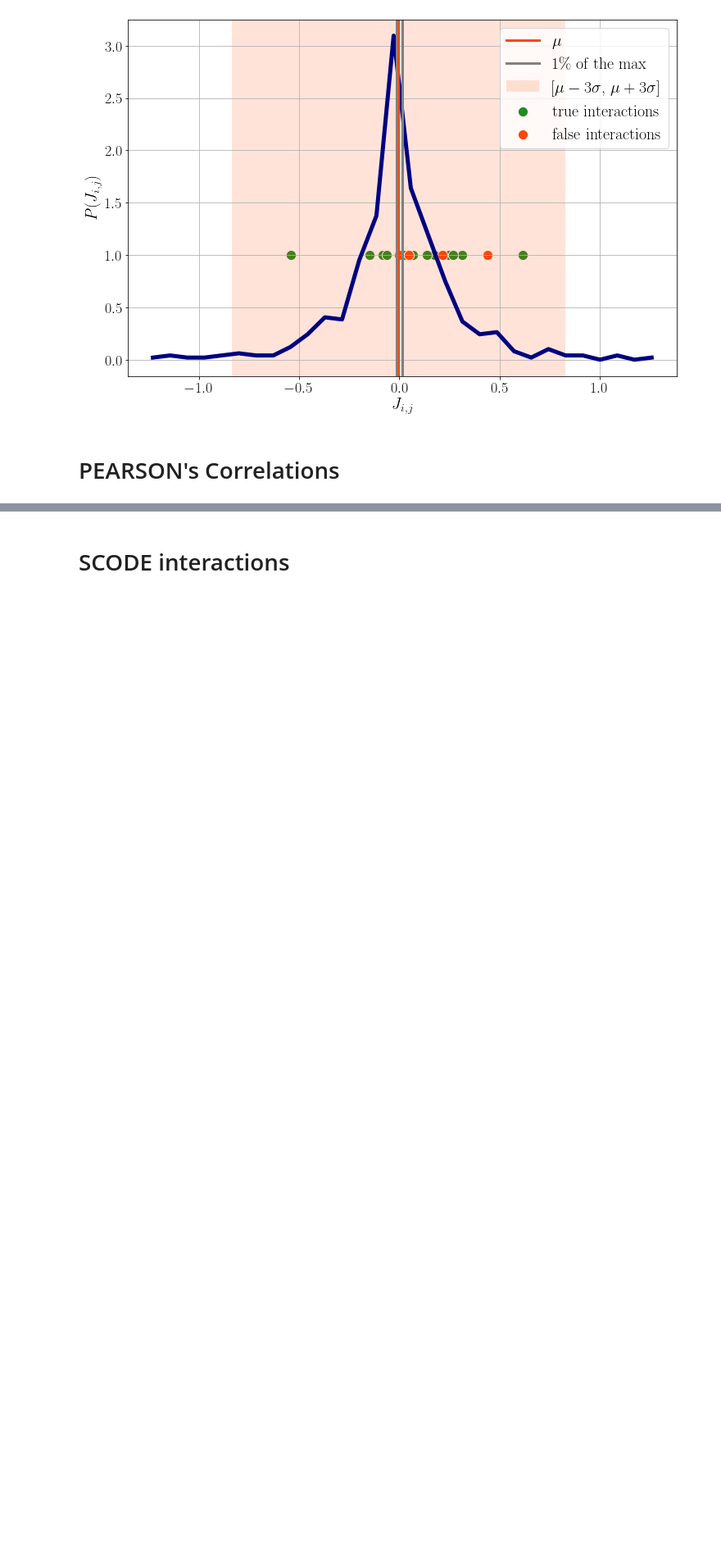
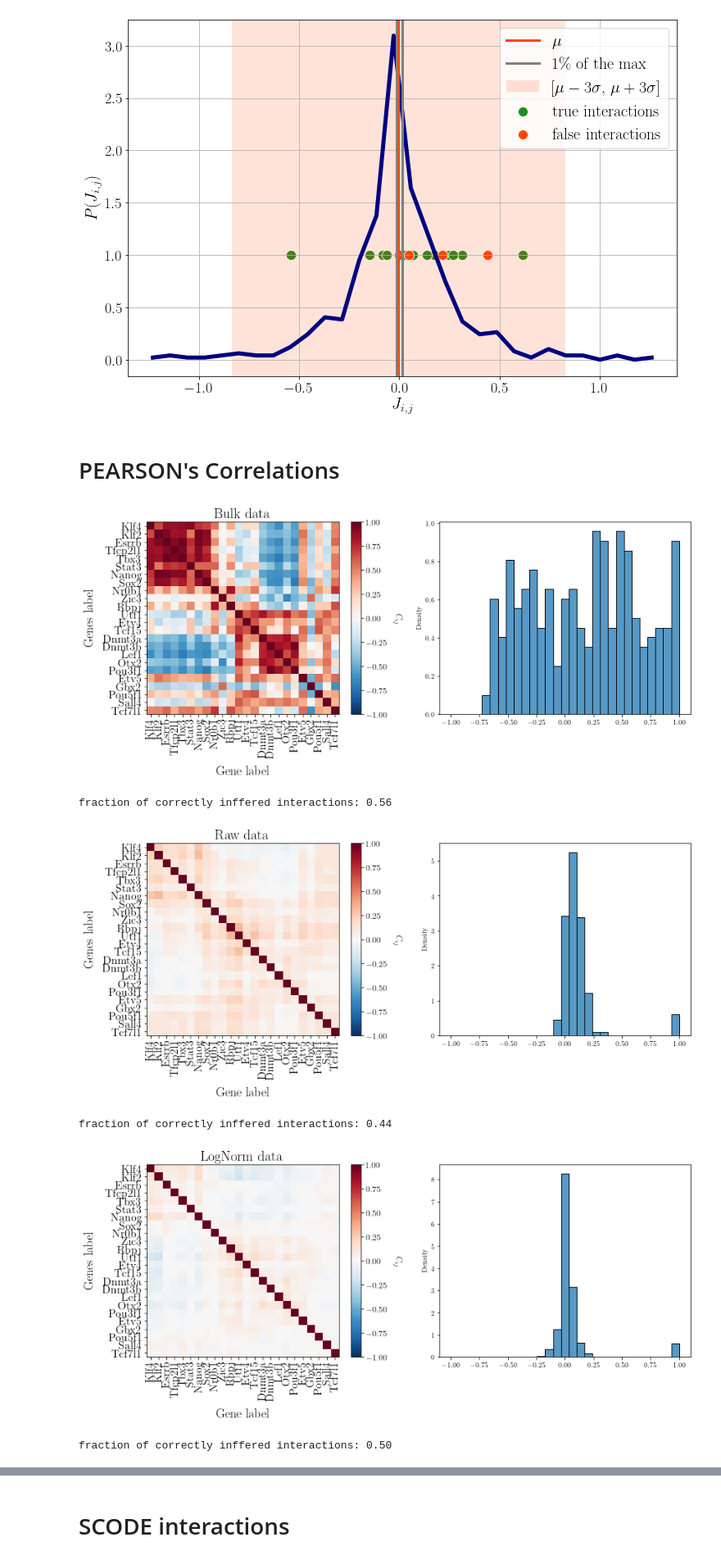
Before and after one commit to CleliaCorridori/GRN_Inference_CODE, a Jupyter notebook: Models_Evaluation.ipynb, the cells around one changed output, grey strips where cells are left out. Shown at 82% size. Cells and saved outputs as stored; diff of their text form; code cells hidden in the pictures; blank space fills up the shorter version.

Commit message:
Pearson added

```diff
--- a/Models_Evaluation.ipynb
+++ b/Models_Evaluation.ipynb
@@ -58,0 +84,4 @@ committed = ["Dnmt3a", "Dnmt3b", "Lef1", "Otx2", "Pou3f1", "Etv5"]
+# %%
+df_raw = pd.read_csv(path_data + "GE_data/imp_genes_raw.csv", header=0, index_col=0, sep=",").reindex(genes_order)
+# time_sep = np.loadtxt(path+"GE_data/time_sep.txt", dtype=np.int32)
+df_raw.index.name = None
@@ -78,0 +132,14 @@ df_pN.head(3)
+# %%
+# raw
+df_raw_mb = mb.mov_avg(np.array(df_raw, dtype=int), wind=w_size)
+df_raw_mb = pd.DataFrame(df_raw_mb, index=df_raw.index)
+df_raw_mb.head(3)
+
+# log normalized
+df_lN_mb = mb.mov_avg(np.array(df_lN, dtype=int), wind=w_size)
+df_lN_mb = pd.DataFrame(df_lN_mb, index=df_lN.index)
+df_lN_mb.head(3)
+# psi normalized
+df_pN_mb = mb.mov_avg(np.array(df_pN, dtype=int), wind=w_size)
+df_pN_mb = pd.DataFrame(df_pN_mb, index=df_pN.index)
+df_pN_mb.head(3)
@@ -243,0 +308,31 @@ Min and Max values of J:  1.3011 -1.2723
+# %%
+# optimize the code of the previous cell
+bins = np.linspace(-1, 1, 30)
+interaction_thr_Pearson = 0.02
+
+df_list = [df_bulk, df_raw, df_lN, df_pN, df_raw_mb, df_lN_mb, df_pN_mb, df_lN_mb_pst, df_pN_mb_pst]
+df_name = ["Bulk data", "Raw data", "LogNorm data", "PsiNorm data", "Raw + MB, size "+str(w_size), "LogNorm + MB, size "+str(w_size), "PsiNorm + MB, size "+str(w_size), "LogNorm + PST + MB", "PsiNorm + PST + MB"]
+
+inferred_frac = np.zeros(len(df_list))
+info_int = np.zeros((4,18,len(df_list)))
+for i in range(len(df_list)):
+    cm = np.corrcoef(df_list[i])
+    fig, ax = plt.subplots(nrows=1, ncols=2, figsize=(14, 5))
+    figfunc.plotmat(cm, fig, ax[0], df_raw.index, df_name[i], fix=True)
+    sns.histplot(np.ndarray.flatten(cm), bins=bins, ax=ax[1], stat="density")
+    plt.show()
+
+    # np.save(path_data + "OUT_Pearson/CM_" + df_name[i] + ".npy", cm)
+
+    inferred_frac[i], info_int[:,:,i], _ = funcs_general.TP_plot(TPtrial_list, cm, genes_order,
+                                                   inferred_int_thr = interaction_thr_Pearson, Norm_Matx = False,
+                                                   data_type=df_name[i],
+                                                   figplot=False, verbose=False, nbin=30, Norm = False)
+    print(f"fraction of correctly inffered interactions: {inferred_frac[i]:.2f}")
+# %% [output]
+[figure, added]
+fraction of correctly inffered interactions: 0.56
+[figure, added]
+fraction of correctly inffered interactions: 0.44
+[figure, added]
+fraction of correctly inffered interactions: 0.50
```
Also changed, not shown: parts of 11 cells of this notebook, 3 other files.
